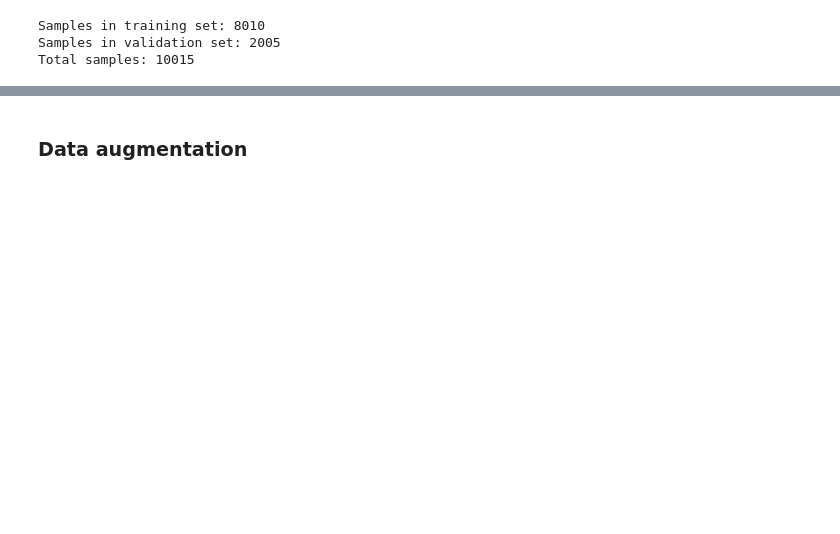
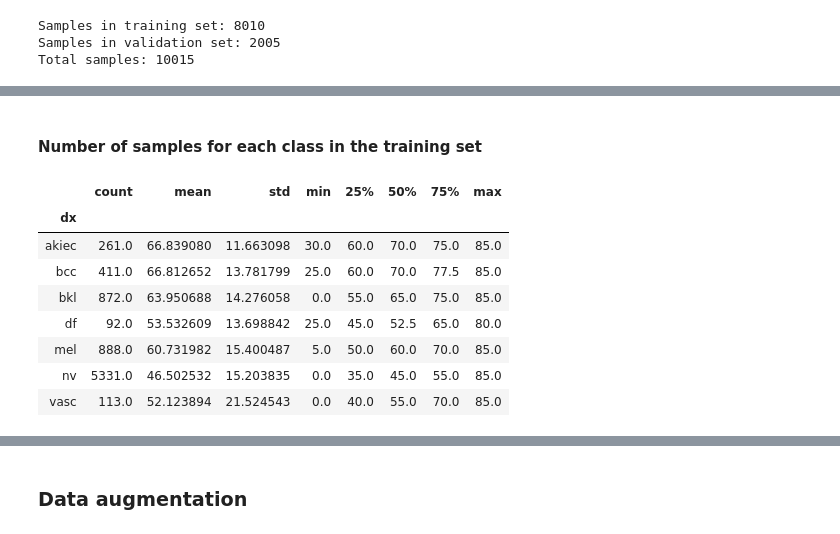
Before and after one commit to matteo-peltarion/classification-toolkit, a Jupyter notebook: notebooks/report.ipynb, the cells around one changed output, grey strips where cells are left out. Drawn from its saved outputs; the diff is of its cells as text; code cells hidden in the pictures; blank space fills up the shorter version.

```diff
--- a/notebooks/report.ipynb
+++ b/notebooks/report.ipynb
@@ -267,0 +254,14 @@ data_val.groupby(LABEL_COLUMN).count()['sex'].sort_values().plot(kind='bar', col
+# %% [markdown]
+#### Number of samples for each class in the training set
+# %%
+data_train.groupby(LABEL_COLUMN)['age'].describe()
+# %% [output]
+|  | count | mean | std | min | 25% | 50% | 75% | max |
+| dx |  |  |  |  |  |  |  |  |
+| akiec | 261.0 | 66.839080 | 11.663098 | 30.0 | 60.0 | 70.0 | 75.0 | 85.0 |
+| bcc | 411.0 | 66.812652 | 13.781799 | 25.0 | 60.0 | 70.0 | 77.5 | 85.0 |
+| bkl | 872.0 | 63.950688 | 14.276058 | 0.0 | 55.0 | 65.0 | 75.0 | 85.0 |
+| df | 92.0 | 53.532609 | 13.698842 | 25.0 | 45.0 | 52.5 | 65.0 | 80.0 |
+| mel | 888.0 | 60.731982 | 15.400487 | 5.0 | 50.0 | 60.0 | 70.0 | 85.0 |
+| nv | 5331.0 | 46.502532 | 15.203835 | 0.0 | 35.0 | 45.0 | 55.0 | 85.0 |
+| vasc | 113.0 | 52.123894 | 21.524543 | 0.0 | 40.0 | 55.0 | 70.0 | 85.0 |
```
Also changed, not shown: parts of 31 cells of this notebook.
